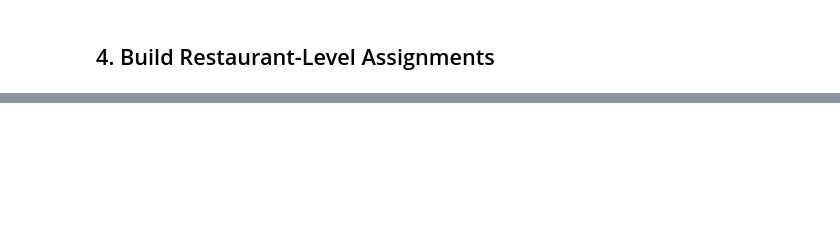
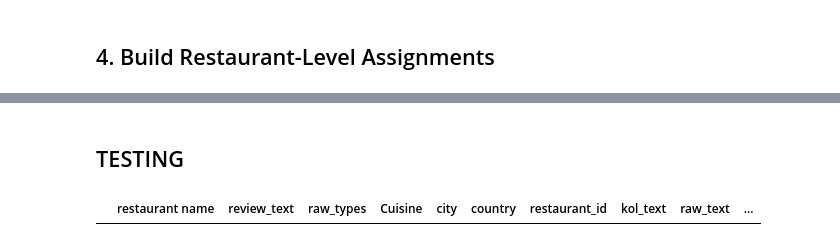
Before and after one commit to liyunling2/OPE, a Jupyter notebook: clustering/clustering.ipynb, the cells around one changed output, grey strips where cells are left out. Saved outputs shown, nothing was run; the diff lists cells and outputs as text; code cells hidden in the pictures; blank space fills up the shorter version.

```diff
--- a/clustering/clustering.ipynb
+++ b/clustering/clustering.ipynb
@@ -373,0 +395,6 @@ clustering_results
+# %% [markdown]
+## TESTING
+# %%
+thailand_restaurants[thailand_restaurants['cluster'].isnull()]
+# %% [output]
+|  | restaurant name | review_text | raw_types | Cuisine | city | country | restaurant_id | kol_text | raw_text | ... |
```
Also changed, not shown: parts of 16 cells of this notebook, 1 other file.
